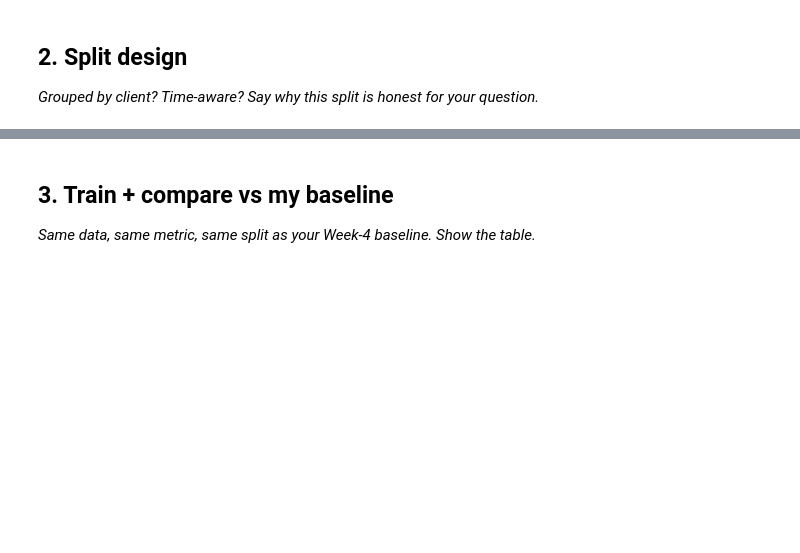
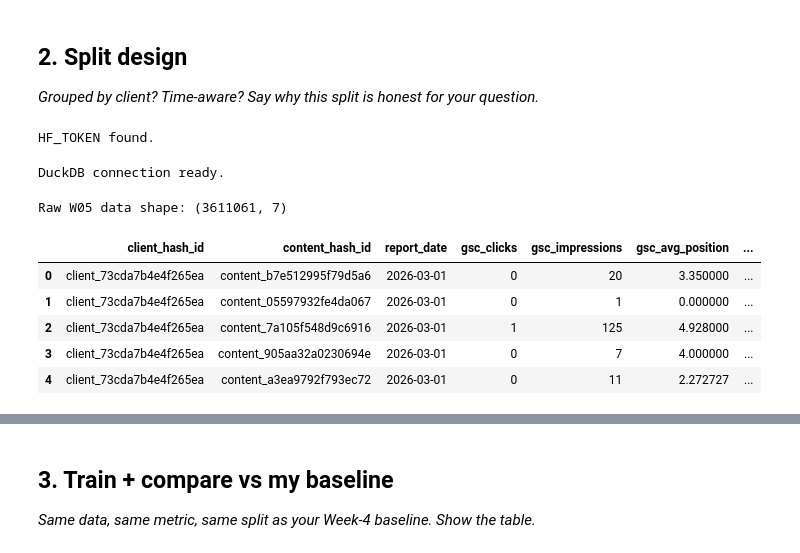
Before and after one commit to srvnkumr27/flyrank-ml-internship, a Jupyter notebook: work/notebooks/w05_model.ipynb, the cells around one changed output, grey strips where cells are left out. Drawn from its saved outputs; the diff is of its cells as text; code cells hidden in the pictures; blank space fills up the shorter version.

```diff
--- a/work/notebooks/w05_model.ipynb
+++ b/work/notebooks/w05_model.ipynb
@@ -16,0 +38,68 @@ This skeleton is yours to fill. Work the sections **in order** — each one has
+# %%
+# Get Hugging Face token securely
+try:
+    from google.colab import userdata
+    HF_TOKEN = userdata.get("HF_TOKEN")
+except Exception:
+    HF_TOKEN = os.getenv("HF_TOKEN")
+
+if not HF_TOKEN:
+    raise RuntimeError(
+        "HF_TOKEN not found. Add HF_TOKEN to Colab Secrets."
+    )
+
+print("HF_TOKEN found.")
+# %% [output]
+HF_TOKEN found.
+# %%
+# Connect DuckDB to Hugging Face
+
+con = duckdb.connect()
+
+con.execute(
+    f"""
+    CREATE OR REPLACE SECRET hf
+    (
+        TYPE huggingface,
+        TOKEN '{HF_TOKEN}'
+    )
+    """
+)
+
+print("DuckDB connection ready.")
+# %% [output]
+DuckDB connection ready.
+# %%
+MID_PANEL_PATH = (
+    "hf://datasets/FlyRank/internship-warehouse/"
+    "fact_content_daily_performance/"
+    "month=2026-03/*.parquet"
+)
+
+raw_df = con.sql(
+    f"""
+    SELECT
+        client_hash_id,
+        content_hash_id,
+        CAST(report_date AS DATE) AS report_date,
+        gsc_clicks,
+        gsc_impressions,
+        gsc_avg_position,
+        gsc_data_available
+    FROM read_parquet('{MID_PANEL_PATH}')
+    WHERE gsc_data_available IS TRUE
+    ORDER BY report_date
+    """
+).df()
+
+print("Raw W05 data shape:", raw_df.shape)
+
+display(raw_df.head())
+# %% [output]
+Raw W05 data shape: (3611061, 7)
+|  | client_hash_id | content_hash_id | report_date | gsc_clicks | gsc_impressions | gsc_avg_position | ... |
+| 0 | client_73cda7b4e4f265ea | content_b7e512995f79d5a6 | 2026-03-01 | 0 | 20 | 3.350000 | ... |
+| 1 | client_73cda7b4e4f265ea | content_05597932fe4da067 | 2026-03-01 | 0 | 1 | 0.000000 | ... |
+| 2 | client_73cda7b4e4f265ea | content_7a105f548d9c6916 | 2026-03-01 | 1 | 125 | 4.928000 | ... |
+| 3 | client_73cda7b4e4f265ea | content_905aa32a0230694e | 2026-03-01 | 0 | 7 | 4.000000 | ... |
+| 4 | client_73cda7b4e4f265ea | content_a3ea9792f793ec72 | 2026-03-01 | 0 | 11 | 2.272727 | ... |
```
Also changed, not shown: parts of 10 cells of this notebook.
